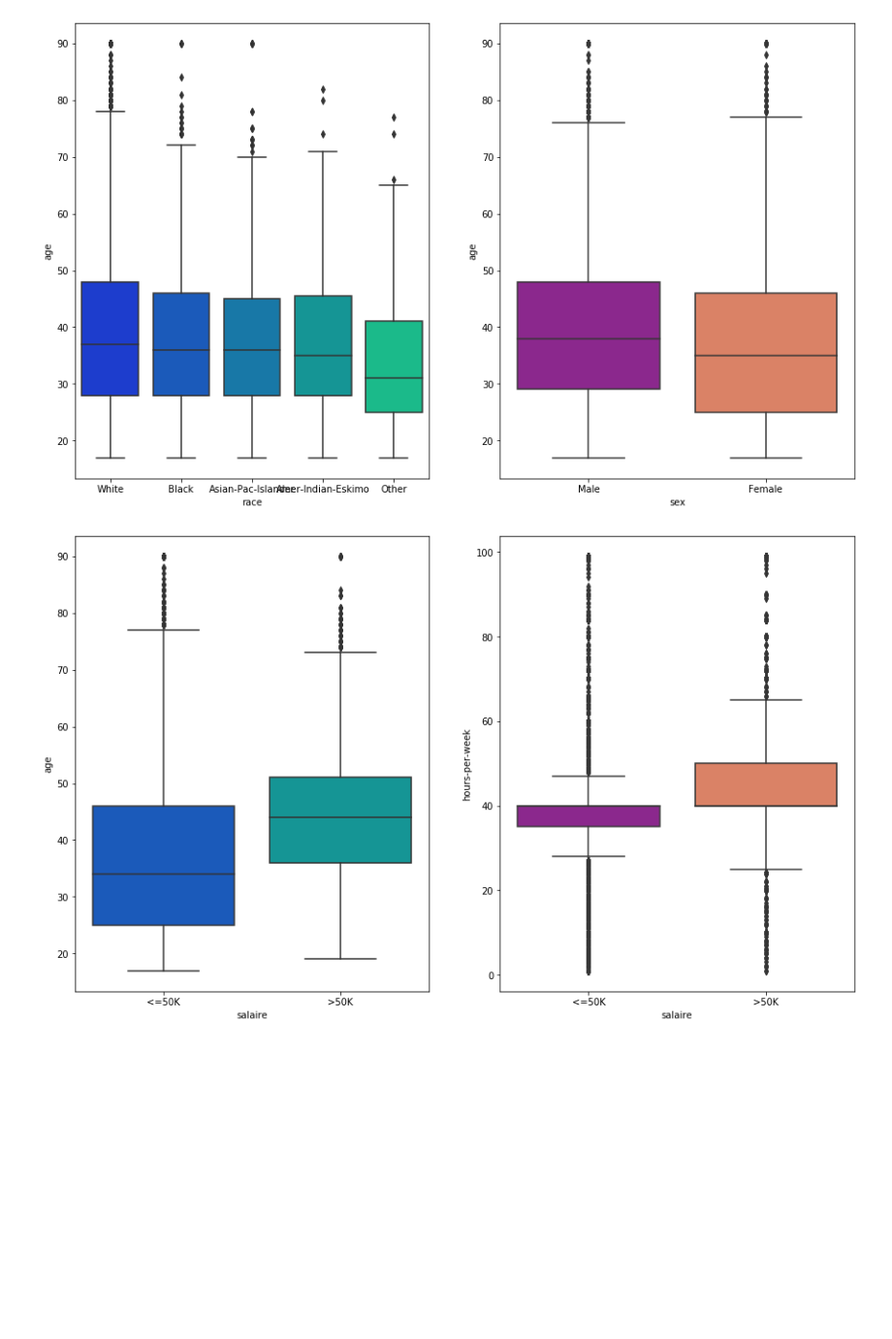
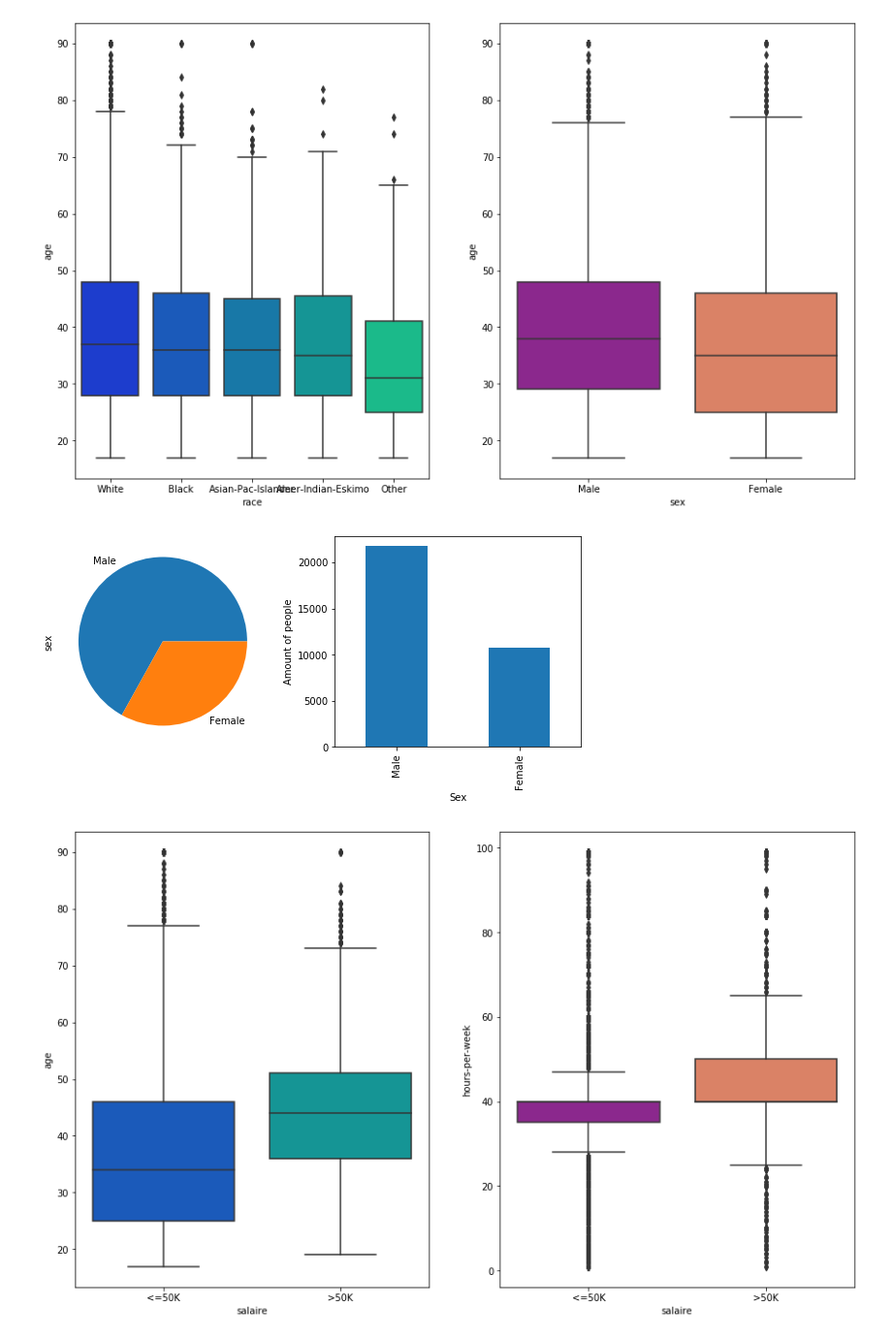
Before and after one commit to pvferrat/Projet_5, a Jupyter notebook: code.ipynb, the cells around one changed output. Shown at 97% size. Drawn from its saved outputs; the diff is of its cells as text; code cells hidden in the pictures; blank space fills up the shorter version.

```diff
--- a/code.ipynb
+++ b/code.ipynb
@@ -13,6 +41,8 @@ data = pd.read_csv('adult.data', sep=' *, *', names=liste, index_col=False, engi
 # %%
 #dataframe df qui restera brut, au cas ou pour plus loin
 df = pd.read_csv('adult.data', sep=' *, *', names=liste, index_col=False, engine='python') #, na_values='?'
+# suppression des doublons
+df = pd.DataFrame(data.drop_duplicates())
 # %%
 data.head()
 # %% [output]
@@ -133,6 +164,17 @@ sns.boxplot(x='race',y='age',data=df,palette='winter',ax=ax1)
 sns.boxplot(x='sex',y='age',data=df,palette='plasma',ax=ax2);
 # %% [output]
 [figure]
+# %%
+# autre visu pour la répartition des sexes
+fig, (ax1,ax2) = plt.subplots(1,2, figsize=(10,4))
+
+df['sex'].value_counts().plot(kind='pie', ax = ax1)
+plt.xlabel('Sex')
+plt.ylabel('Amount of people');
+
+df["sex"].value_counts().plot(kind="bar", ax=ax2);
+# %% [output]
+[figure, added]
 # %%
 # salaire en fonction de l'age et du nombre d'heures travaillées
 fig, (ax1,ax2) = plt.subplots(1,2,figsize=(15, 9))
```
Also changed, not shown: parts of 41 cells of this notebook.
